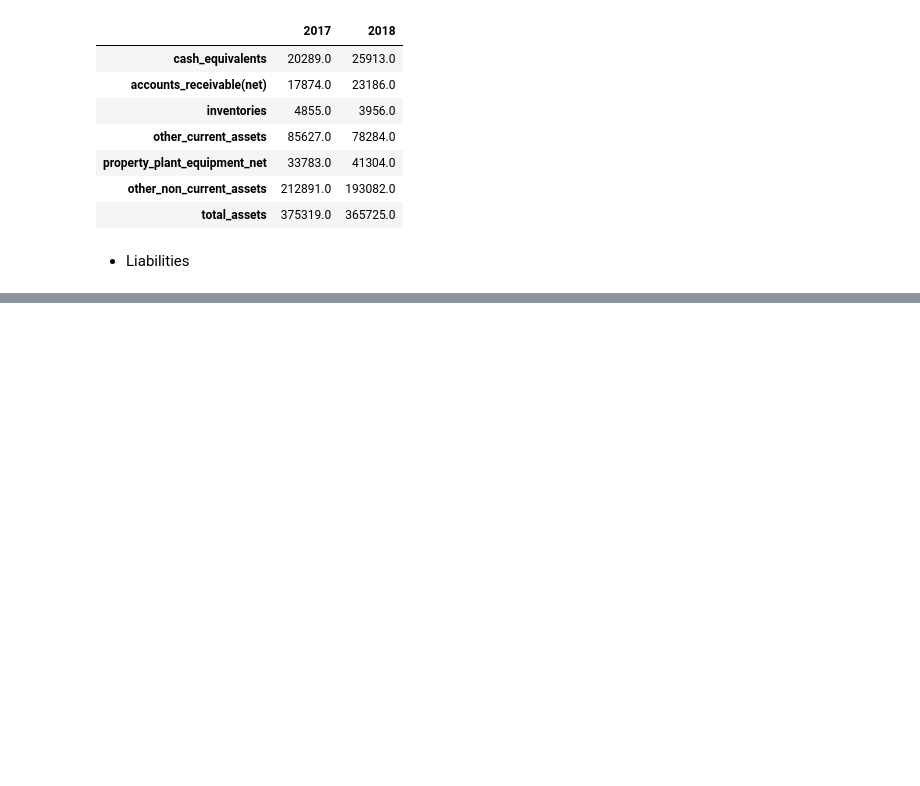
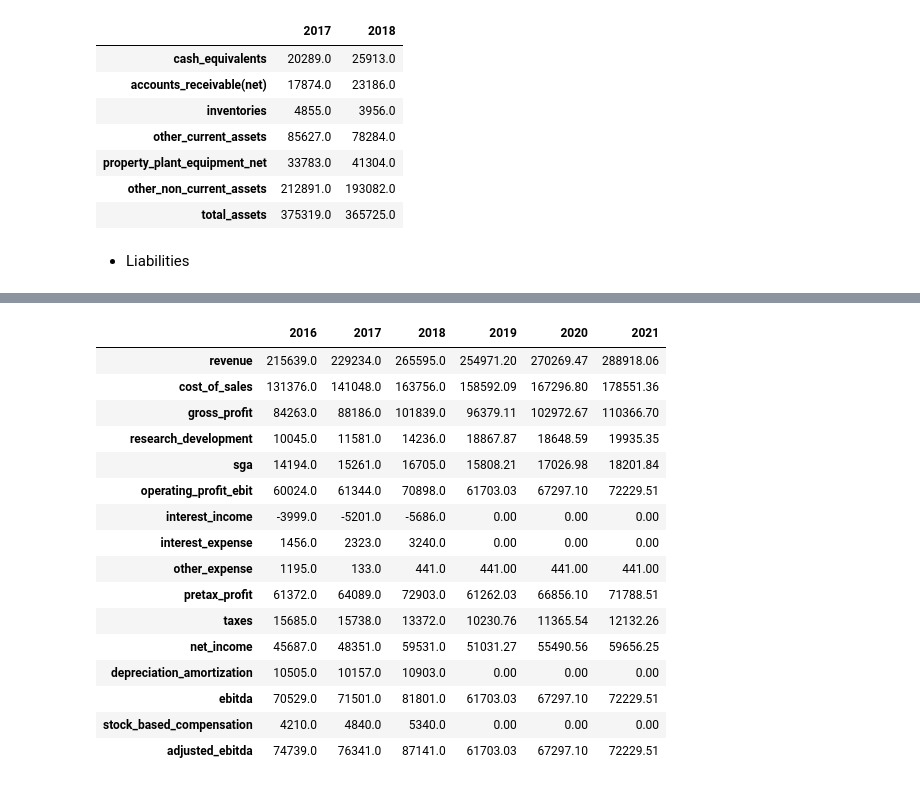
Before and after one commit to Adnunes/wall-street-prep, a Jupyter notebook: financial_modeling.ipynb, the cells around one changed output, grey strips where cells are left out. Saved outputs shown, nothing was run; the diff lists cells and outputs as text; code cells hidden in the pictures; blank space fills up the shorter version.

```diff
--- a/financial_modeling.ipynb
+++ b/financial_modeling.ipynb
@@ -288,5 +324,0 @@ balance_sheet_liabilities = balance_sheet.loc[['accounts_payable','other_current
-# %%
-balance_sheet_liabilities[2017]['total_liabilities'] = 0
-balance_sheet_liabilities[2018]['total_liabilities'] = 0
-for year in balance_sheet_liabilities:
-    balance_sheet_liabilities[year]['total_liabilities']=balance_sheet_liabilities[year].sum()
@@ -292,0 +338,8 @@ for year in balance_sheet_liabilities:
+# %%
+balance_sheet_equity = balance_sheet.loc[['common_stock','retained_earnings','other_comprehensive_income']]
+
+# calculate the total equity dataframe
+total_equity = pd.DataFrame.from_dict({'total_equity': balance_sheet_equity.sum()}, orient='index')
+
+# concatenate total equity to balance sheet equity
+balance_sheet_equity = pd.concat([balance_sheet_equity,total_equity])
@@ -292,0 +354,6 @@ for year in balance_sheet_liabilities:
+# %%
+for year in balance_sheet.columns:
+    if balance_sheet_assets[year]['total_assets'] == (balance_sheet_liabilities[year]['total_liabilities']+balance_sheet_equity[year]['total_equity']):
+        print(f'All good!! balance sheet {year} checked')
+    else:
+        print(f'Something Wrong!! check the data of balance sheet')
@@ -305,0 +492,23 @@ pd.concat([balance_sheet_liabilities,total_liabilitities])
+# %%
+income_statement_forecast_df = pd.DataFrame.from_dict(income_statement_forecast_dict, orient='columns')
+income_statement = income_statement.merge(income_statement_forecast_df, left_index=True, right_index=True)
+# %%
+income_statement
+# %% [output]
+|  | 2016 | 2017 | 2018 | 2019 | 2020 | 2021 |
+| revenue | 215639.0 | 229234.0 | 265595.0 | 254971.20 | 270269.47 | 288918.06 |
+| cost_of_sales | 131376.0 | 141048.0 | 163756.0 | 158592.09 | 167296.80 | 178551.36 |
+| gross_profit | 84263.0 | 88186.0 | 101839.0 | 96379.11 | 102972.67 | 110366.70 |
+| research_development | 10045.0 | 11581.0 | 14236.0 | 18867.87 | 18648.59 | 19935.35 |
+| sga | 14194.0 | 15261.0 | 16705.0 | 15808.21 | 17026.98 | 18201.84 |
+| operating_profit_ebit | 60024.0 | 61344.0 | 70898.0 | 61703.03 | 67297.10 | 72229.51 |
+| interest_income | -3999.0 | -5201.0 | -5686.0 | 0.00 | 0.00 | 0.00 |
+| interest_expense | 1456.0 | 2323.0 | 3240.0 | 0.00 | 0.00 | 0.00 |
+| other_expense | 1195.0 | 133.0 | 441.0 | 441.00 | 441.00 | 441.00 |
+| pretax_profit | 61372.0 | 64089.0 | 72903.0 | 61262.03 | 66856.10 | 71788.51 |
+| taxes | 15685.0 | 15738.0 | 13372.0 | 10230.76 | 11365.54 | 12132.26 |
+| net_income | 45687.0 | 48351.0 | 59531.0 | 51031.27 | 55490.56 | 59656.25 |
+| depreciation_amortization | 10505.0 | 10157.0 | 10903.0 | 0.00 | 0.00 | 0.00 |
+| ebitda | 70529.0 | 71501.0 | 81801.0 | 61703.03 | 67297.10 | 72229.51 |
+| stock_based_compensation | 4210.0 | 4840.0 | 5340.0 | 0.00 | 0.00 | 0.00 |
+| adjusted_ebitda | 74739.0 | 76341.0 | 87141.0 | 61703.03 | 67297.10 | 72229.51 |
```
Also changed, not shown: parts of 20 cells of this notebook.
